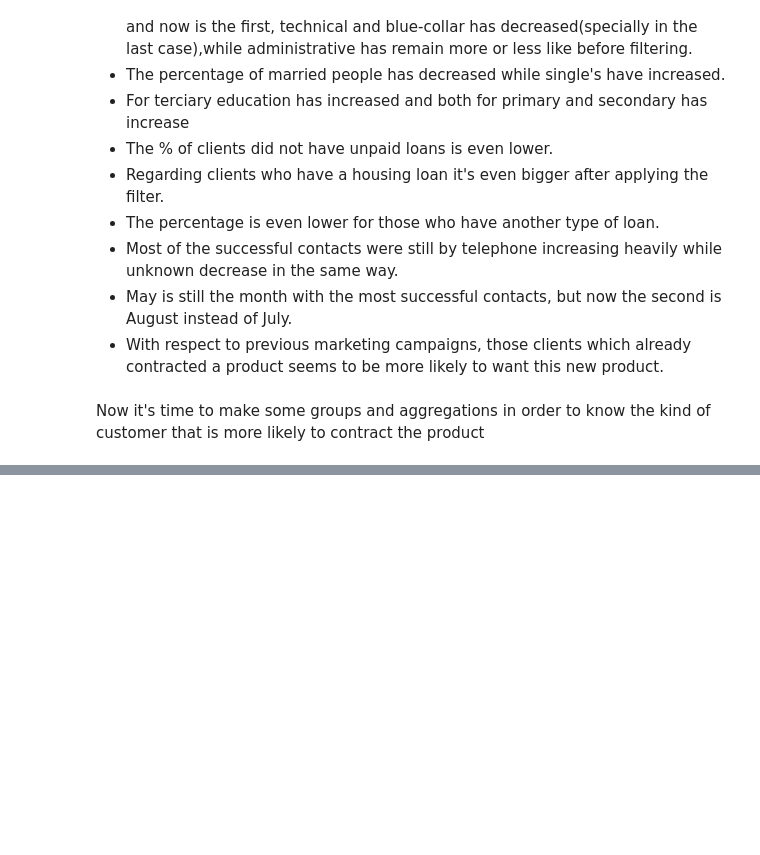
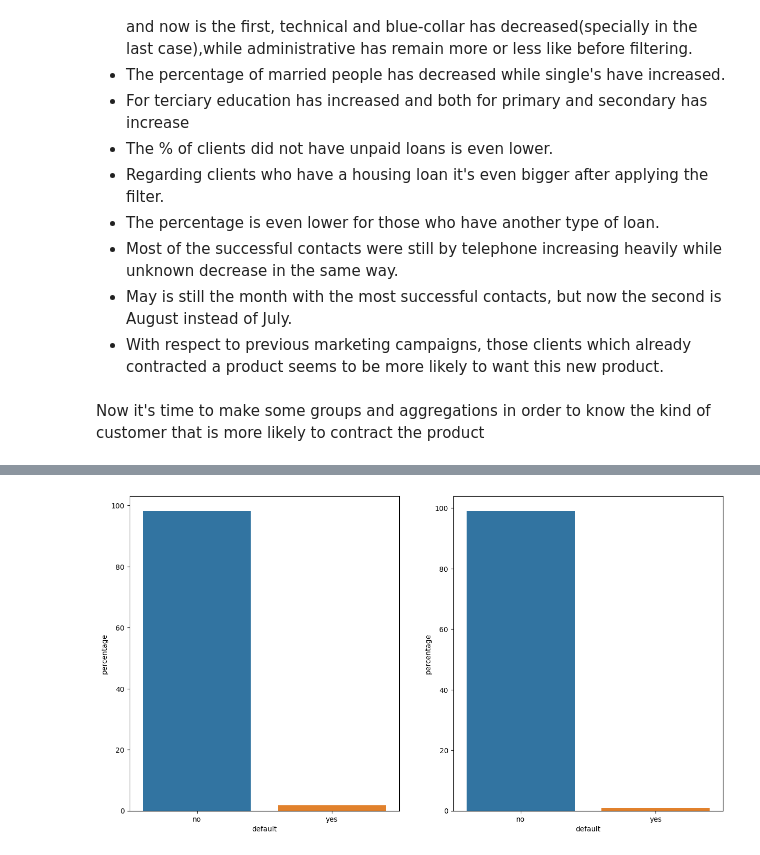
Before and after one commit to pablo-sanchez/mid_bootcamp_project, a Jupyter notebook: Notebooks/exploratory_data_analysis.ipynb, the cells around one changed output, grey strips where cells are left out. Saved outputs shown, nothing was run; the diff lists cells and outputs as text; code cells hidden in the pictures; blank space fills up the shorter version.

```diff
--- a/Notebooks/exploratory_data_analysis.ipynb
+++ b/Notebooks/exploratory_data_analysis.ipynb
@@ -428,0 +366,7 @@ categorical_yes.head()
+# %%
+fig, ax = plt.subplots(1,2, figsize=(15,8))
+sns.barplot(data=default_full, x='default', y='percentage', order =list(default_full['default'].values), ax = ax[0])
+sns.barplot(data=default_yes, x='default', y='percentage', order =list(default_yes['default'].values), ax = ax[1])
+plt.show()
+# %% [output]
+[figure, added]
```
Also changed, not shown: parts of 70 cells of this notebook, 2 other files.
